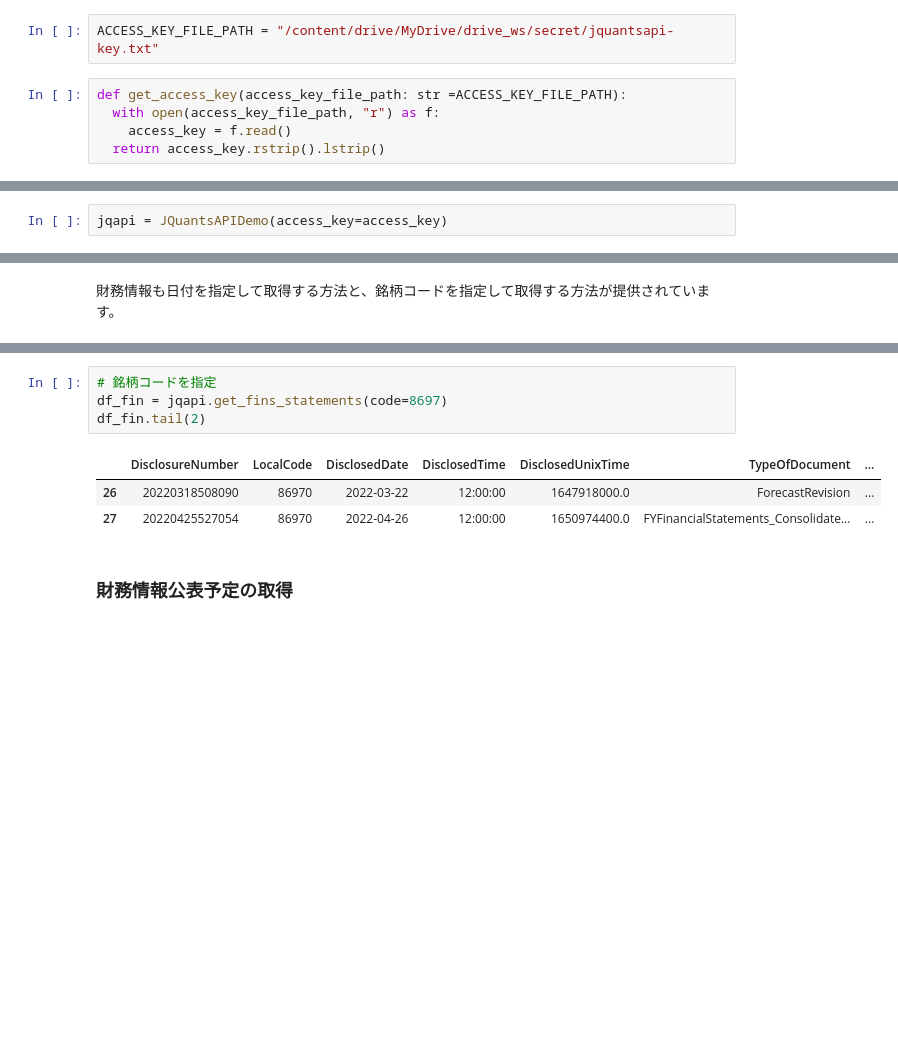
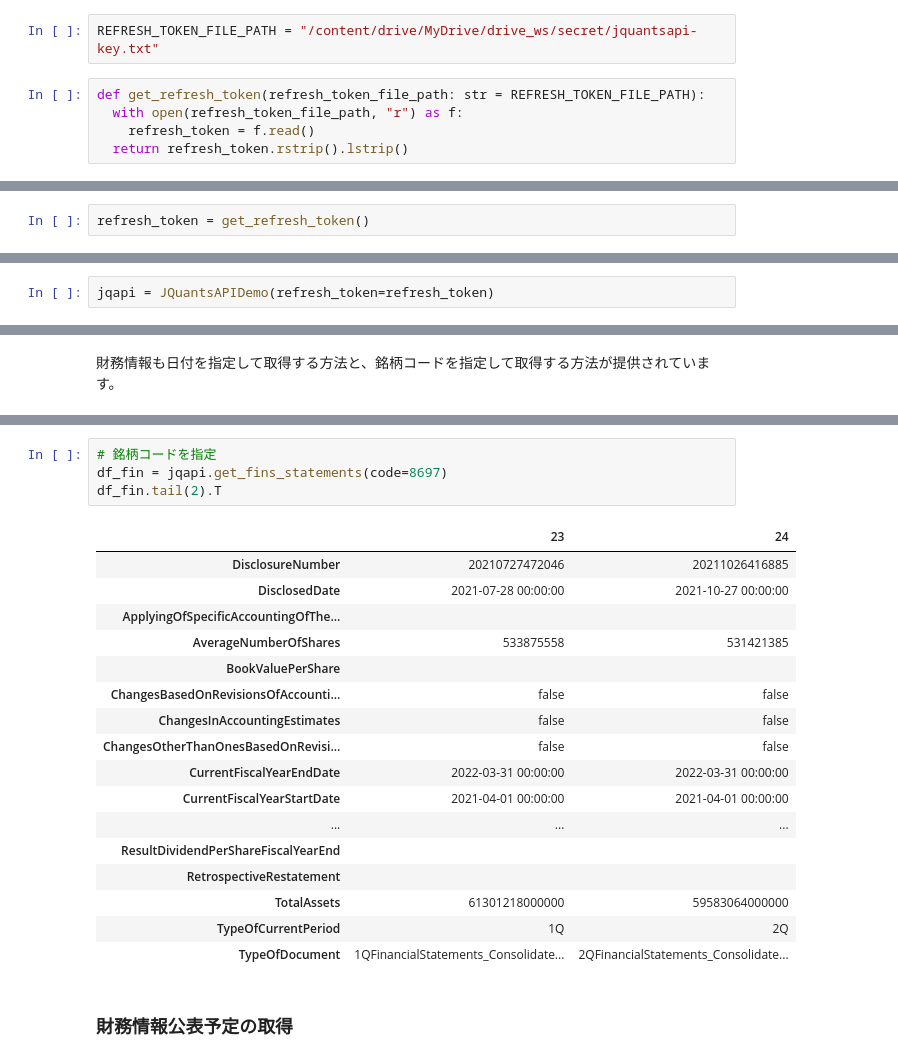
Before and after one commit to AlpacaDB/jquants-api-sample, a Jupyter notebook: jquants_api_sample.ipynb, the cells around one changed output, grey strips where cells are left out. Drawn from its saved outputs; the diff is of its cells as text; blank space fills up the shorter version.

```diff
--- a/jquants_api_sample.ipynb
+++ b/jquants_api_sample.ipynb
@@ -105,7 +107,7 @@ J-Quants APIにアクセスするためには J-Quants API の Web サイトか
 # %%
-ACCESS_KEY_FILE_PATH = "/content/drive/MyDrive/drive_ws/secret/jquantsapi-key.txt"
+REFRESH_TOKEN_FILE_PATH = "/content/drive/MyDrive/drive_ws/secret/jquantsapi-key.txt"
 # %%
-def get_access_key(access_key_file_path: str =ACCESS_KEY_FILE_PATH):
-  with open(access_key_file_path, "r") as f:
-    access_key = f.read()
-  return access_key.rstrip().lstrip()
+def get_refresh_token(refresh_token_file_path: str = REFRESH_TOKEN_FILE_PATH):
+  with open(refresh_token_file_path, "r") as f:
+    refresh_token = f.read()
+  return refresh_token.rstrip().lstrip()
@@ -114,3 +114,5 @@ access_key = get_access_key()
+# %%
+refresh_token = get_refresh_token()
 # %% [markdown]
 ## J-Quants API アクセスクライアント作成
 # %% [markdown]
@@ -504,5 +565,5 @@ class JQuantsAPIDemo:
 # %%
-jqapi = JQuantsAPIDemo(access_key=access_key)
+jqapi = JQuantsAPIDemo(refresh_token=refresh_token)
 # %% [markdown]
 ## J-Quants APIから取得できるデータの確認
 # %% [markdown]
@@ -624,11 +699,25 @@ df_fin.head(2)
 # %%
 # 銘柄コードを指定
 df_fin = jqapi.get_fins_statements(code=8697)
-df_fin.tail(2)
+df_fin.tail(2).T
 # %% [output]
-|  | DisclosureNumber | LocalCode | DisclosedDate | DisclosedTime | DisclosedUnixTime | TypeOfDocument | ... |
-| 26 | 20220318508090 | 86970 | 2022-03-22 | 12:00:00 | 1647918000.0 | ForecastRevision | ... |
-| 27 | 20220425527054 | 86970 | 2022-04-26 | 12:00:00 | 1650974400.0 | FYFinancialStatements_Consolidate... | ... |
+|  | 23 | 24 |
+| DisclosureNumber | 20210727472046 | 20211026416885 |
+| DisclosedDate | 2021-07-28 00:00:00 | 2021-10-27 00:00:00 |
+| ApplyingOfSpecificAccountingOfThe... |  |  |
+| AverageNumberOfShares | 533875558 | 531421385 |
+| BookValuePerShare |  |  |
+| ChangesBasedOnRevisionsOfAccounti... | false | false |
+| ChangesInAccountingEstimates | false | false |
+| ChangesOtherThanOnesBasedOnRevisi... | false | false |
+| CurrentFiscalYearEndDate | 2022-03-31 00:00:00 | 2022-03-31 00:00:00 |
+| CurrentFiscalYearStartDate | 2021-04-01 00:00:00 | 2021-04-01 00:00:00 |
+| ... | ... | ... |
+| ResultDividendPerShareFiscalYearEnd |  |  |
+| RetrospectiveRestatement |  |  |
+| TotalAssets | 61301218000000 | 59583064000000 |
+| TypeOfCurrentPeriod | 1Q | 2Q |
+| TypeOfDocument | 1QFinancialStatements_Consolidate... | 2QFinancialStatements_Consolidate... |
 # %% [markdown]
 ### 財務情報公表予定の取得
 # %%
```
Also changed, not shown: parts of 31 cells of this notebook.
